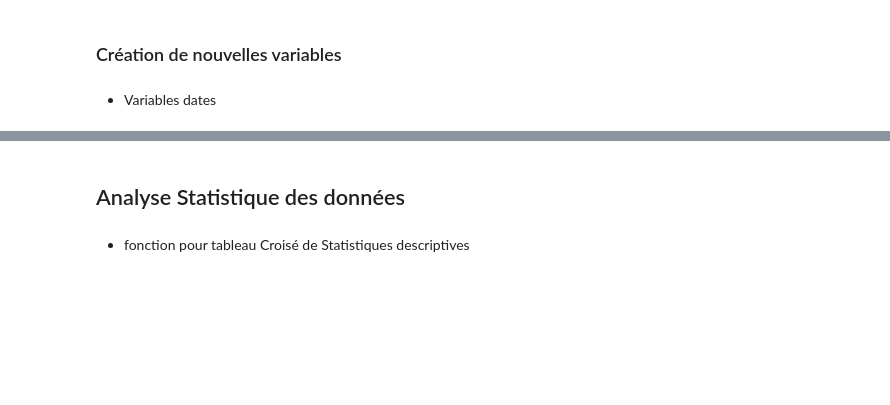
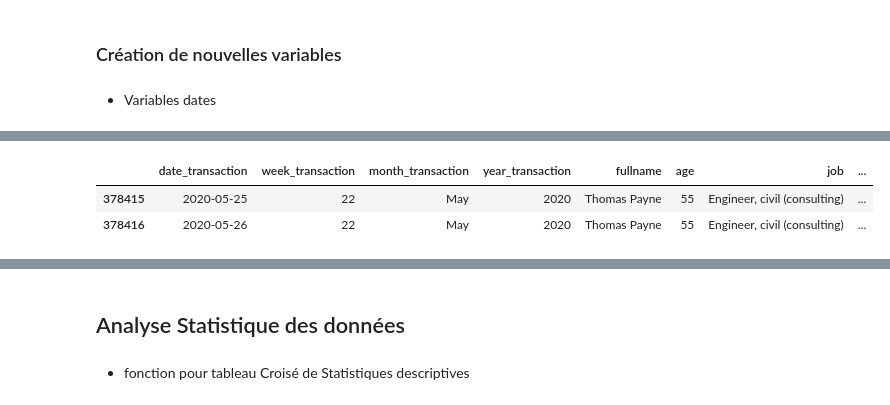
Before and after one commit to Fantaisika/Projet_Data_Management, a Jupyter notebook: Exploration.ipynb, the cells around one changed output, grey strips where cells are left out. Drawn from its saved outputs; the diff is of its cells as text; code cells hidden in the pictures; blank space fills up the shorter version.

```diff
--- a/Exploration.ipynb
+++ b/Exploration.ipynb
@@ -296,0 +225,36 @@ final_data[new].drop_duplicates(subset=datelist[:2], ignore_index=True).head(20)
+# %%
+# liste des variables pour les aggrégations
+agglist = ['fullname','date_transaction']
+
+# Calcul du montant journalier des transactions
+# par personne
+financial_data['daily_amount$'] = financial_data.groupby(agglist)['amt'].transform('sum')
+
+# Calcul du nombre de fraude journalier sur les transactions
+# par personne
+financial_data['daily_fraud'] = financial_data.groupby(agglist)['is_fraud'].transform('sum')
+
+# Calcul du cout = montant journalier des fraudes sur transactions
+# par personne
+financial_data['daily_fraud_cost$'] = (financial_data[financial_data['is_fraud']==1]
+                                                            .groupby(agglist)['amt']
+                                                            .transform('sum')
+                                      )
+financial_data['daily_fraud_cost$'].fillna(0, inplace = True)
+
+liste = ['date_transaction', 'week_transaction', 'month_transaction', 'year_transaction',
+         'fullname','age', 'job','state','city','daily_amount$','daily_fraud','daily_fraud_cost$']
+
+# Création du dataframe individus
+individual_data = (financial_data[liste].drop_duplicates(subset = agglist, ignore_index = True)
+                                        .sort_values(by=agglist, ignore_index = True)
+                    )
+# Exportation des données au format csv
+individual_data.to_csv('individual_data.csv', index = False)
+
+# Affichage des données
+individual_data[(individual_data['city']=='Huslia') & (individual_data['daily_fraud'] > 0)]
+# %% [output]
+|  | date_transaction | week_transaction | month_transaction | year_transaction | fullname | age | job | ... |
+| 378415 | 2020-05-25 | 22 | May | 2020 | Thomas Payne | 55 | Engineer, civil (consulting) | ... |
+| 378416 | 2020-05-26 | 22 | May | 2020 | Thomas Payne | 55 | Engineer, civil (consulting) | ... |
```
Also changed, not shown: parts of 17 cells of this notebook, 1 other file.
